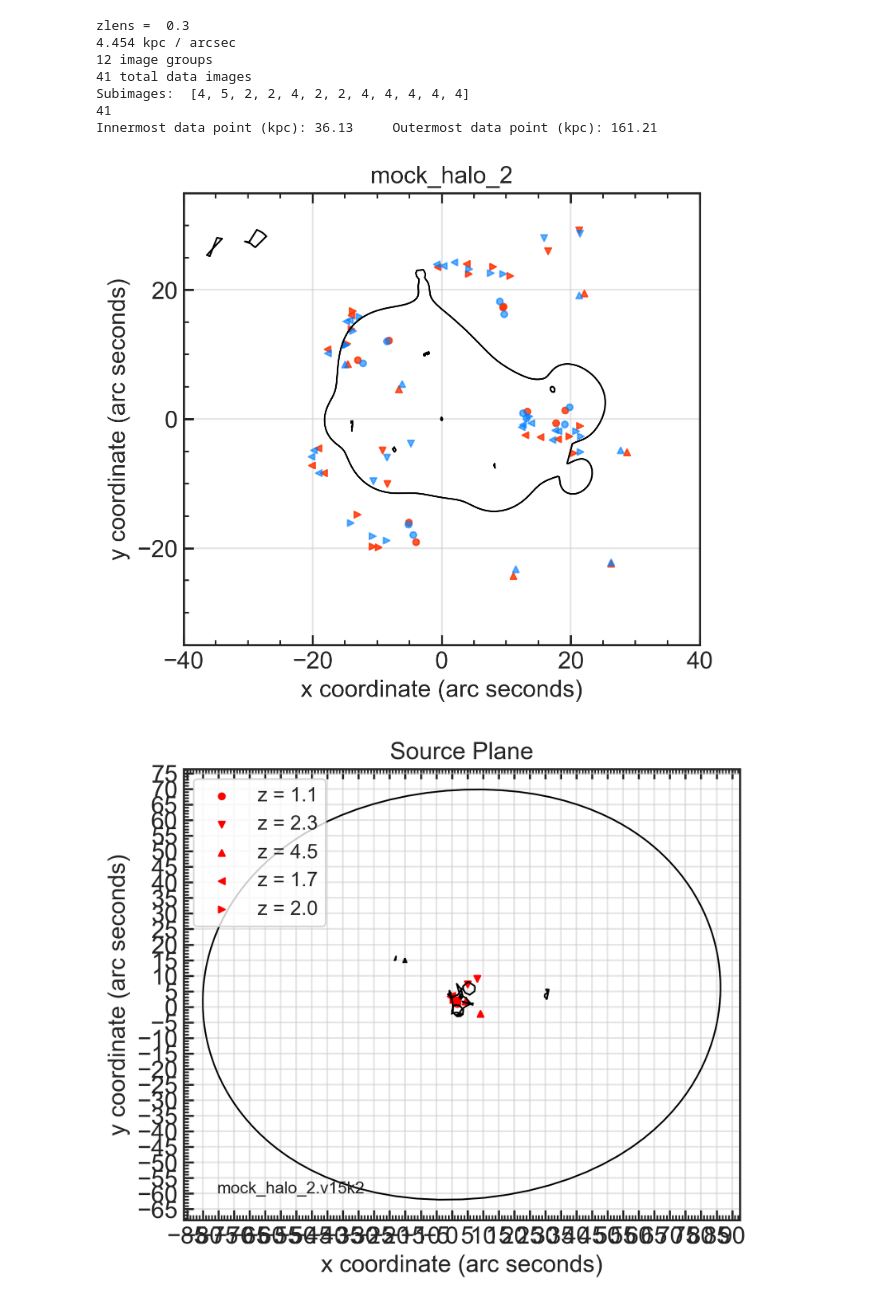
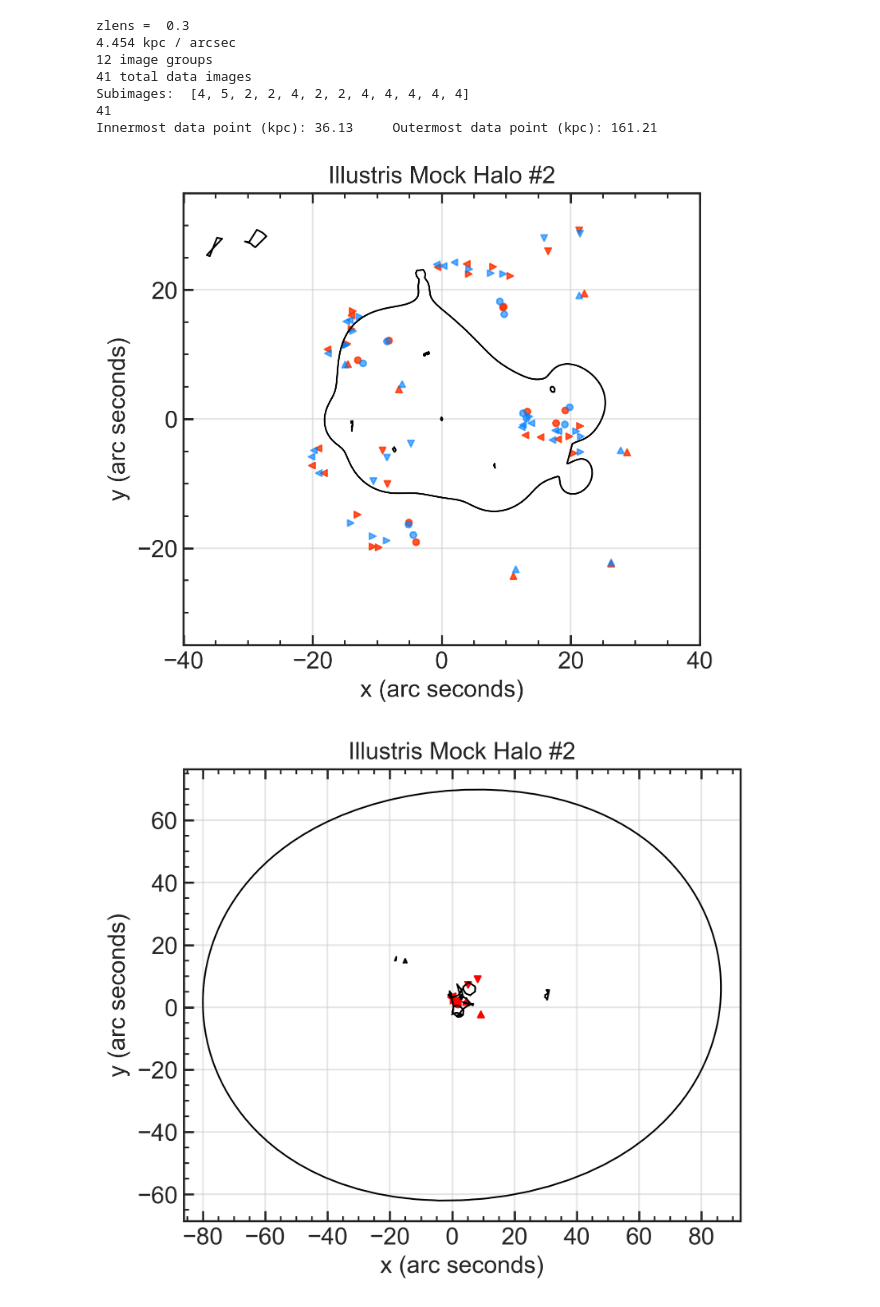
Before and after one commit to kevinea42/cluster-lensing, a Jupyter notebook: Critical curve plotter v4.ipynb, the cells around one changed output. Saved outputs shown, nothing was run; the diff lists cells and outputs as text; code cells hidden in the pictures.

```diff
--- a/Critical curve plotter v4.ipynb
+++ b/Critical curve plotter v4.ipynb
@@ -26,6 +26,7 @@ print( os.getcwd())
 /Users/kevin/CloudStation/KEVIN/UCI/Research/gravlensing/Python
 # %%
 name = 'mock_halo_2'
+display_name = 'Illustris Mock Halo #2'  # For Abell clusters, use A####
 dirname = 'mock_halo_2'
 suffix = '.v15k2'
 datdic = {'A611': 'Abell_611_Donnarumma_ABv2g.dat',  'A2537': 'A2537_SL_Data.dat',  'MS2137':
@@ -275,7 +276,7 @@ ax.tick_params(
 ax.grid(which='major', alpha=0.5)
 
 ax.axis('equal')
-ax.set_title(name)
+ax.set_title(display_name)
 # first, plot the input data
 ax.scatter( 0, 0, color='None', label='Data')  # This is a way to put a labeling line in the legend.
 
@@ -317,8 +318,8 @@ for i, label in enumerate(imgname):
                 ax.scatter(x, y, marker=markers[redshiftgroup_count - 1], color=color1, s=markersize)
     newredshiftgroup = False
 
-ax.set_xlabel('x coordinate (arc seconds)')
-ax.set_ylabel('y coordinate (arc seconds)')
+ax.set_xlabel('x (arc seconds)')
+ax.set_ylabel('y (arc seconds)')
 # ax.annotate(s= name + suffix, xy=(.06, .06), xycoords = 'axes fraction')
 # ax.legend(frameon=True, loc='upper left', fontsize='small', framealpha = .5) #loc='center left', bbox_to_anchor=(1, 0.5))
 
@@ -341,16 +342,16 @@ if writefile:
 plt.show()
 plt.close(fig)
 # %% [output]
-[figure, old version]
+[figure, new version]
 # %%
 ##################################
 # source plane
 fig = plt.figure()
 ax = fig.add_subplot(1, 1, 1)
 
-# Major ticks every 5, minor ticks every 1
-major_ticks = np.arange(-100, 100, 5)
-minor_ticks = np.arange(-100, 100, 1)
+# Major ticks every 20, minor ticks every 5
+major_ticks = np.arange(-100, 100, 20)
+minor_ticks = np.arange(-100, 100, 5)
 
 ax.set_xticks(major_ticks)
 ax.set_xticks(minor_ticks, minor=True)
@@ -367,39 +368,39 @@ ax.tick_params(
 
 
 # And a corresponding grid
 # ax.grid(which='major')
 
 # Or if you want different settings for the grids:
 # ax.grid(which='minor', alpha=0.2)
 ax.grid(which='major', alpha=0.5)
 
 ax.axis('equal')
-plt.title('Source Plane')
+plt.title(display_name)
 currentredshift = -999
 redshiftgroup_count = 0
 for i, (point, label, rs) in enumerate(zip(srccoord, srcname, redshift)):  # note: using redshift from the other file, hopefully ok.
     if redshift[i] != currentredshift:
         newredshiftgroup = True
         currentredshift = redshift[i]
         redshiftgroup_count += 1
         plt.scatter(point[0], point[1],  marker=markers[redshiftgroup_count - 1],\
                     color='red', label='z = ' +str(redshift[i]), s=markersize)
 #         print(point[0], point[1])
     else:
         plt.scatter(point[0], point[1],  marker=markers[redshiftgroup_count - 1],\
                     color='red', s=markersize)
-plt.xlabel('x coordinate (arc seconds)')
-plt.ylabel('y coordinate (arc seconds)')
-ax.annotate(s= name + suffix, xy=(.06, .06), xycoords = 'axes fraction')
-plt.legend(frameon=True, loc='upper left') #loc='center left', bbox_to_anchor=(1, 0.5))
+plt.xlabel('x (arc seconds)')
+plt.ylabel('y (arc seconds)')
+# ax.annotate(s= name + suffix, xy=(.06, .06), xycoords = 'axes fraction')
+# plt.legend(frameon=True, loc='upper left') #loc='center left', bbox_to_anchor=(1, 0.5))
 for i in caustics:
     plt.plot(i[:, 0], i[:, 1], color='black', linewidth=1)
 if writefile:
     plt.savefig(filetag + '_sp.png', dpi='figure')
 plt.show()
 plt.close(fig)
 # %% [output]
-[figure, old version]
+[figure, new version]
 # %%
 # plt.style.available
 # %%
```
